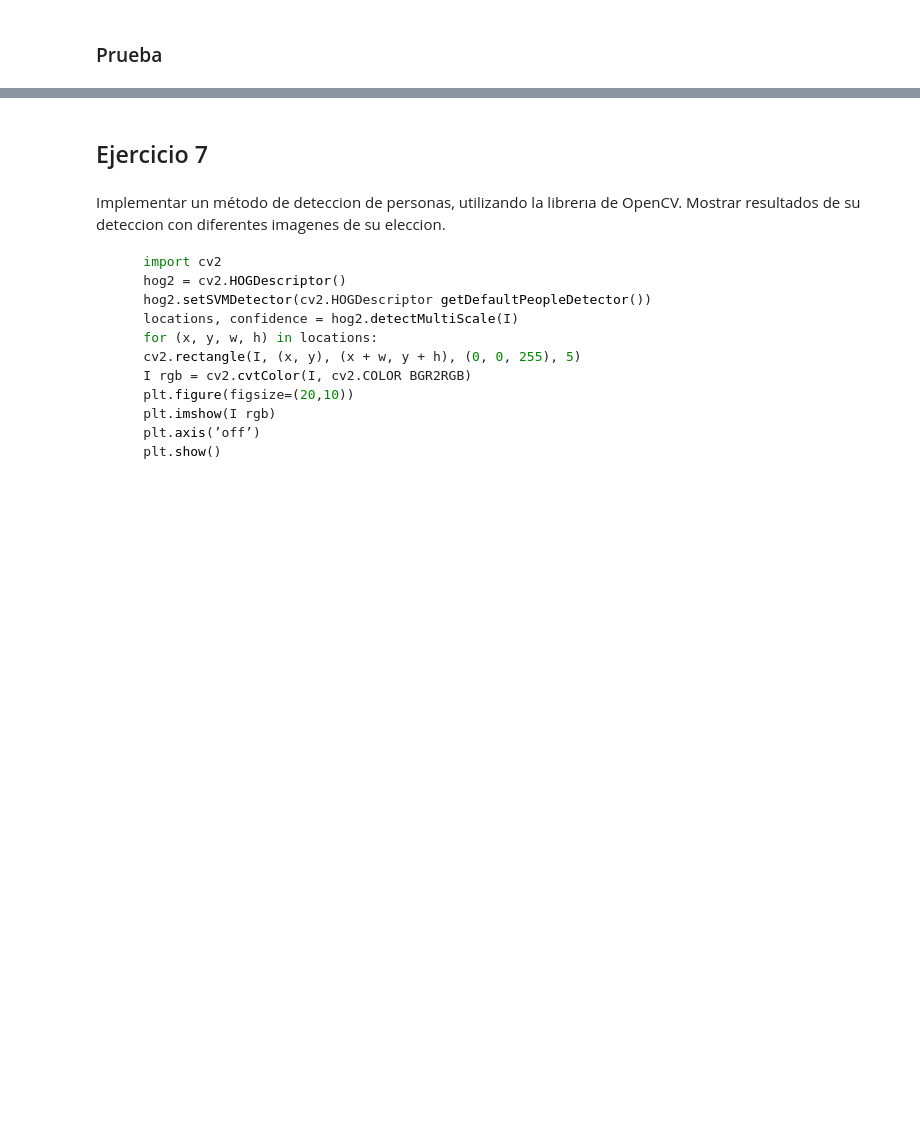
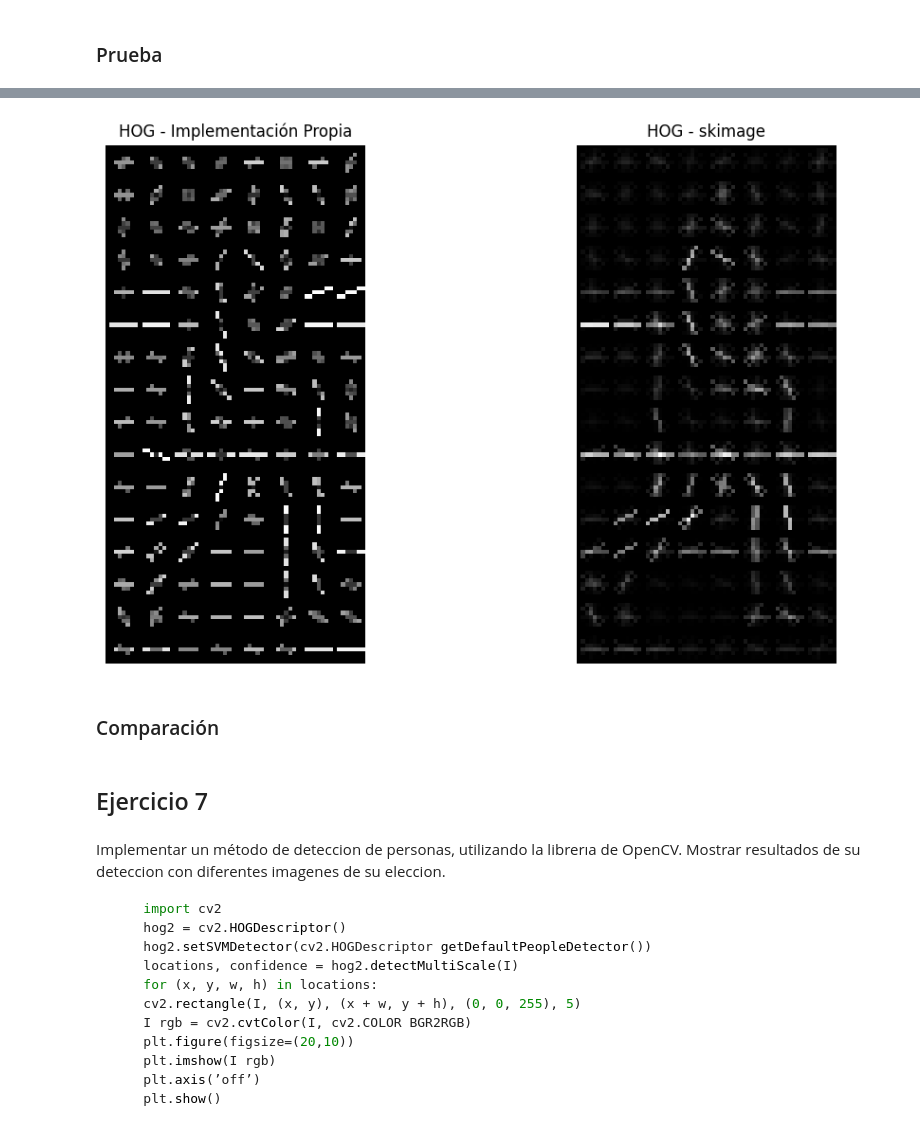
Before and after one commit to LeivaDiego/CompVision-Lab3, a Jupyter notebook: Lab3.ipynb, the cells around one changed output, grey strips where cells are left out. Cells and saved outputs as stored; diff of their text form; code cells hidden in the pictures; blank space fills up the shorter version.

```diff
--- a/Lab3.ipynb
+++ b/Lab3.ipynb
@@ -521,3 +533,37 @@ plt.show()
+# %%
+from skimage.feature import hog
+
+# Calcular HOG con scikit-image
+fd, hogI = hog(
+    processed,
+    orientations=9,
+    pixels_per_cell=(8, 8),
+    cells_per_block=(2, 2),
+    visualize=True,
+    feature_vector=True
+)
+# %%
+# Comparación de la implementación propia con la de skimage
+plt.figure(figsize=(12, 6))
+
+# Implementación propia from scratch
+plt.subplot(1, 2, 1)
+plt.title("HOG - Implementación Propia")
+plt.imshow(visual_image, cmap='gray')
+plt.axis('off')
+
+# Implementación de skimage
+plt.subplot(1, 2, 2)
+plt.title("HOG - skimage")
+plt.imshow(hogI, cmap='gray')
+plt.axis('off')
+
+plt.tight_layout()
+plt.show()
+# %% [output]
+[figure, added]
+# %% [markdown]
+### Comparación
 # %% [markdown]
 ## Ejercicio 7
 # %% [markdown]
```
Also changed, not shown: parts of 5 cells of this notebook.
